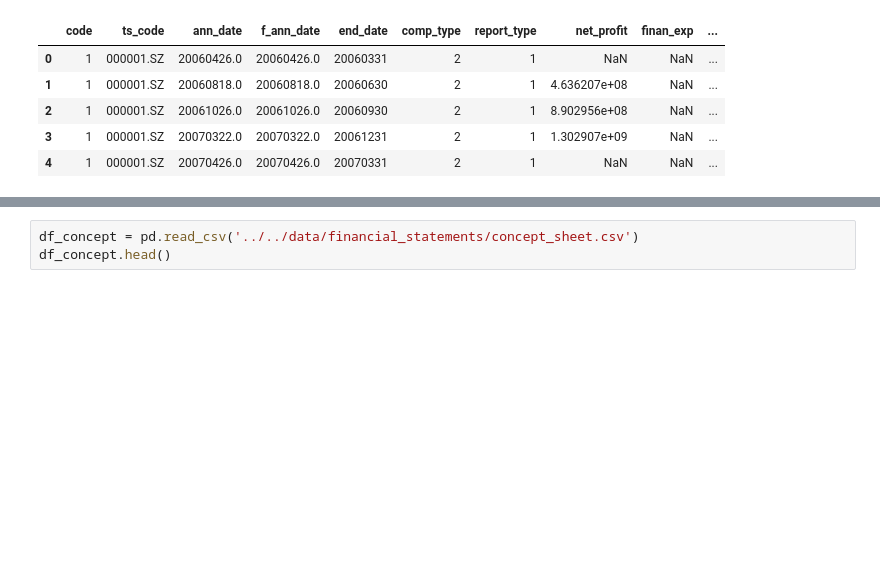
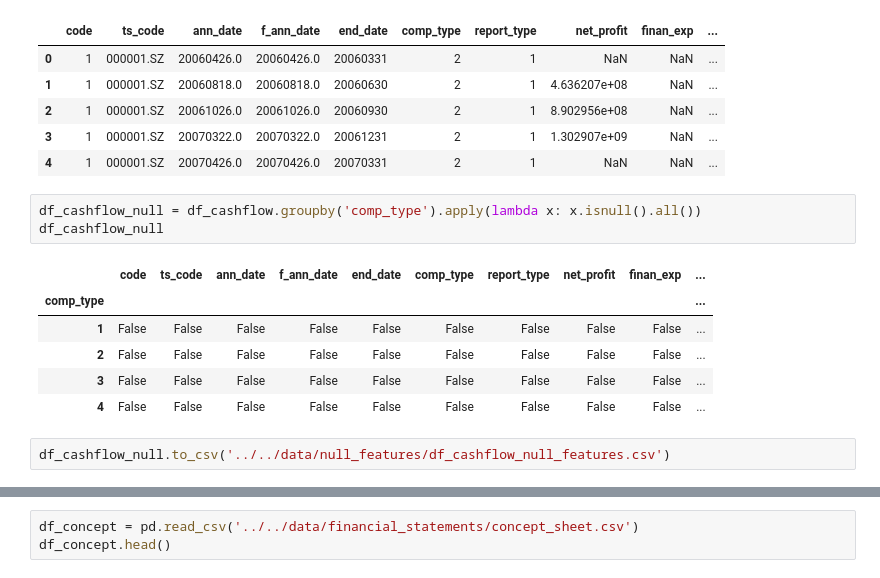
Before and after one commit to LeanderLXZ/intelligent-analysis-of-financial-statements, a Jupyter notebook: src/preprocess/data_explore.ipynb, the cells around one changed output, grey strips where cells are left out. Saved outputs shown, nothing was run; the diff lists cells and outputs as text; blank space fills up the shorter version.

```diff
--- a/src/preprocess/data_explore.ipynb
+++ b/src/preprocess/data_explore.ipynb
@@ -46,3 +156,15 @@ df_cashflow.head()
 | 2 | 1 | 000001.SZ | 20061026.0 | 20061026.0 | 20060930 | 2 | 1 | 8.902956e+08 | NaN | ... |
 | 3 | 1 | 000001.SZ | 20070322.0 | 20070322.0 | 20061231 | 2 | 1 | 1.302907e+09 | NaN | ... |
 | 4 | 1 | 000001.SZ | 20070426.0 | 20070426.0 | 20070331 | 2 | 1 | NaN | NaN | ... |
+# %%
+df_cashflow_null = df_cashflow.groupby('comp_type').apply(lambda x: x.isnull().all())
+df_cashflow_null
+# %% [output]
+|  | code | ts_code | ann_date | f_ann_date | end_date | comp_type | report_type | net_profit | finan_exp | ... |
+| comp_type |  |  |  |  |  |  |  |  |  | ... |
+| 1 | False | False | False | False | False | False | False | False | False | ... |
+| 2 | False | False | False | False | False | False | False | False | False | ... |
+| 3 | False | False | False | False | False | False | False | False | False | ... |
+| 4 | False | False | False | False | False | False | False | False | False | ... |
+# %%
+df_cashflow_null.to_csv('../../data/null_features/df_cashflow_null_features.csv')
```
Also changed, not shown: parts of 35 cells of this notebook, 9 other files.
